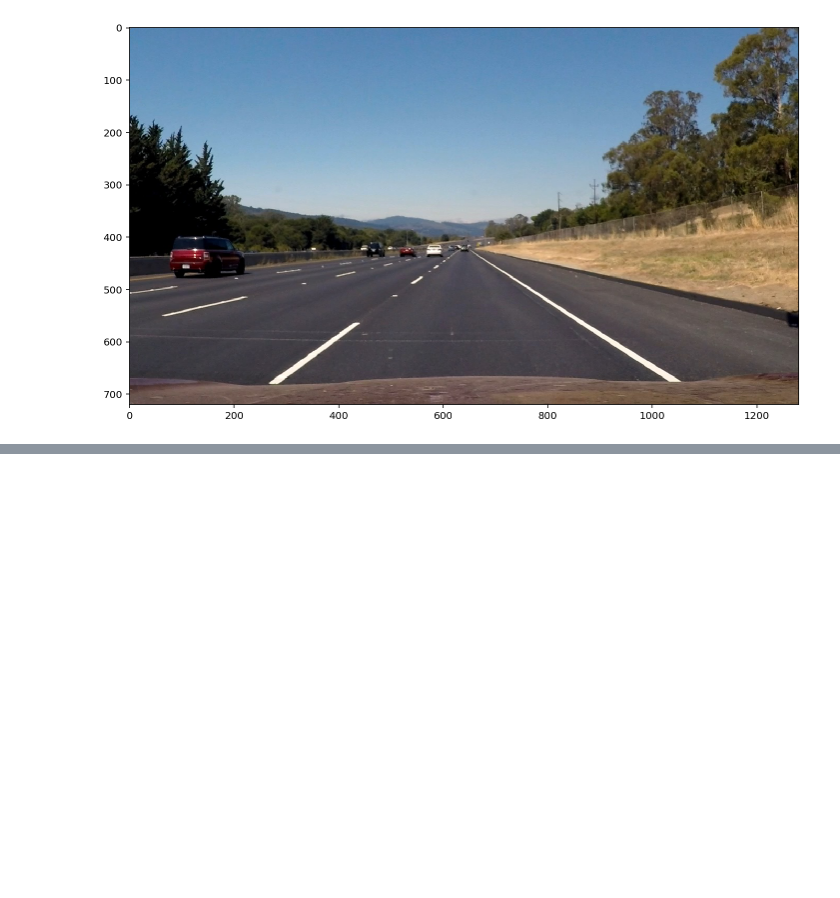
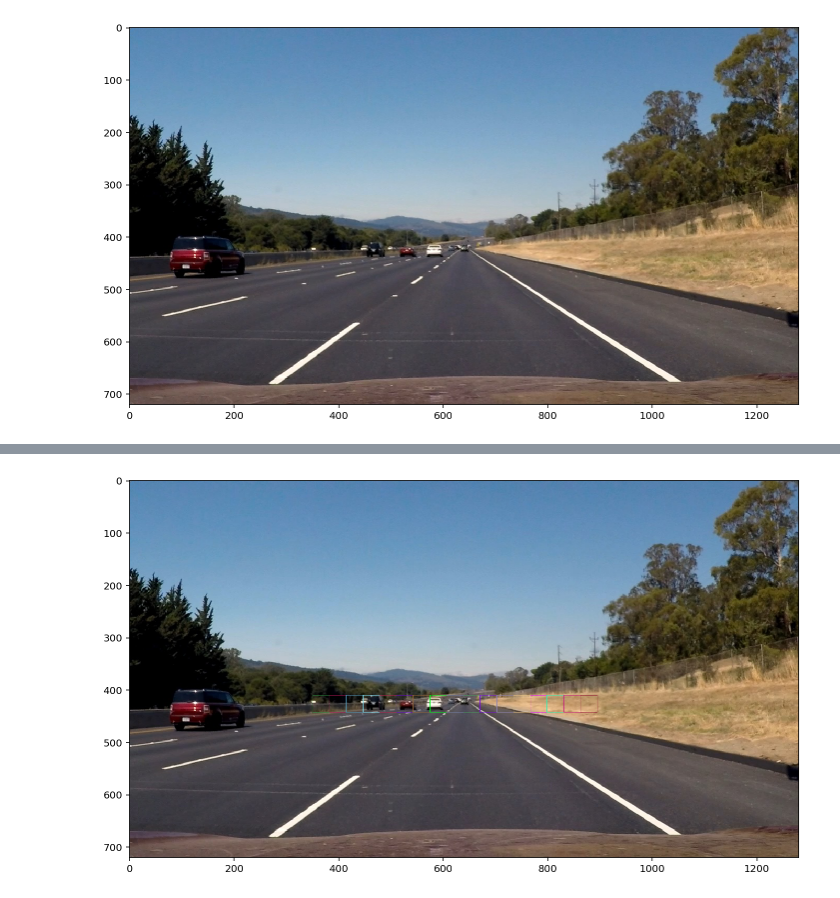
Before and after one commit to falangjoe/self-driving, a Jupyter notebook: CarND-Vehicle-Detection/VehicleDetectionAndTracking.ipynb, the cells around one changed output, grey strips where cells are left out. Cells and saved outputs as stored; diff of their text form; code cells hidden in the pictures; blank space fills up the shorter version.

```diff
--- a/CarND-Vehicle-Detection/VehicleDetectionAndTracking.ipynb
+++ b/CarND-Vehicle-Detection/VehicleDetectionAndTracking.ipynb
@@ -11,7 +11,7 @@ import random
 def component():
   return random.randint(0,255)
 
-def draw_boxes(img, bboxes, color=(0, 0, 255), thick=6):
+def draw_boxes(img, bboxes, color=(0, 0, 255), thick=2):
     # make a copy of the image
     draw_img = np.copy(img)
 
@@ -187,0 +102,92 @@ plt.imshow(result)
+# %%
+def convert_scale(image,scale):
+    height,width = np.int(image.shape[0]/scale), np.int(image.shape[1]/scale)
+    image = cv2.resize(image,(width,height))
+    return image
+
+def hog_sliding_windows(
+        img,
+        x_range,
+        y_range,
+        scale,
+        cspace = 'RGB',
+        cell_per_step = (2,2),
+        orientations = 9,
+        pix_per_cell = 8,
+        cell_per_block = 2,
+        block_per_window = 4):
+
+    window = block_per_window * cell_per_block * pix_per_cell
+
+    cell_per_step_x, cell_per_step_y = cell_per_step
+
+    x_start,x_stop = x_range
+    y_start,y_stop = y_range
+
+    image = np.copy(img)
+    image = img[y_start:y_stop,x_start:x_stop,:]
+    image = convert_scale(image,scale)
+
+    height,width,_ = image.shape
+
+    hog_features = get_hog_features(
+        image,
+        cspace,
+        orientations,
+        pix_per_cell,
+        cell_per_block)
+
+
+    nxblocks = (width // pix_per_cell) - cell_per_block + 1
+    nyblocks = (height // pix_per_cell) - cell_per_block + 1
+
+    nblocks_per_window = (window // pix_per_cell) - cell_per_block + 1
+
+
+    nxsteps = (nxblocks - nblocks_per_window + 1) // cell_per_step_x
+    nysteps = (nyblocks - nblocks_per_window + 1) // cell_per_step_y
+
+    for xb in range(nxsteps):
+        for yb in range(nysteps):
+
+            ypos = yb * cell_per_step_y
+            xpos = xb * cell_per_step_x
+
+            features = hog_features[:,ypos : ypos+nblocks_per_window,xpos : xpos+nblocks_per_window]
+            features = np.ravel(features)
+
+            xleft = xpos * pix_per_cell
+            ytop = ypos * pix_per_cell
+
+            #should not need to resize
+            subimg = image[ytop:ytop+window, xleft:xleft+window]
+            #subimg = cv2.resize(image[ytop:ytop+window, xleft:xleft+window], (64,64))
+
+
+            xbox_left = np.int(xleft * scale) + x_start
+            ybox_top = np.int(ytop * scale) + y_start
+            box_width = np.int(window * scale)
+
+
+            box_coordinates = ((xbox_left, ybox_top),(xbox_left + box_width, ybox_top + box_width))
+
+            yield box_coordinates, features, subimg
+
+image = mpimg.imread('test_images/straight_lines2.jpg')
+
+y_center = 445
+x_center = 640
+y_width = 70
+x_width = 580
+
+windows = hog_sliding_windows(image,(350,930),(410,480),0.5,cell_per_step=(8,8))
+
+
+
+bboxes = [box for box, _, _ in windows]
+
+
+result = draw_boxes(image, bboxes, thick=1)
+plt.figure(figsize=(12,12))
+plt.imshow(result)
+# %% [output]
@@ -187,0 +195 @@ plt.imshow(result)
+[figure, added]
```
Also changed, not shown: parts of 2 cells of this notebook.
